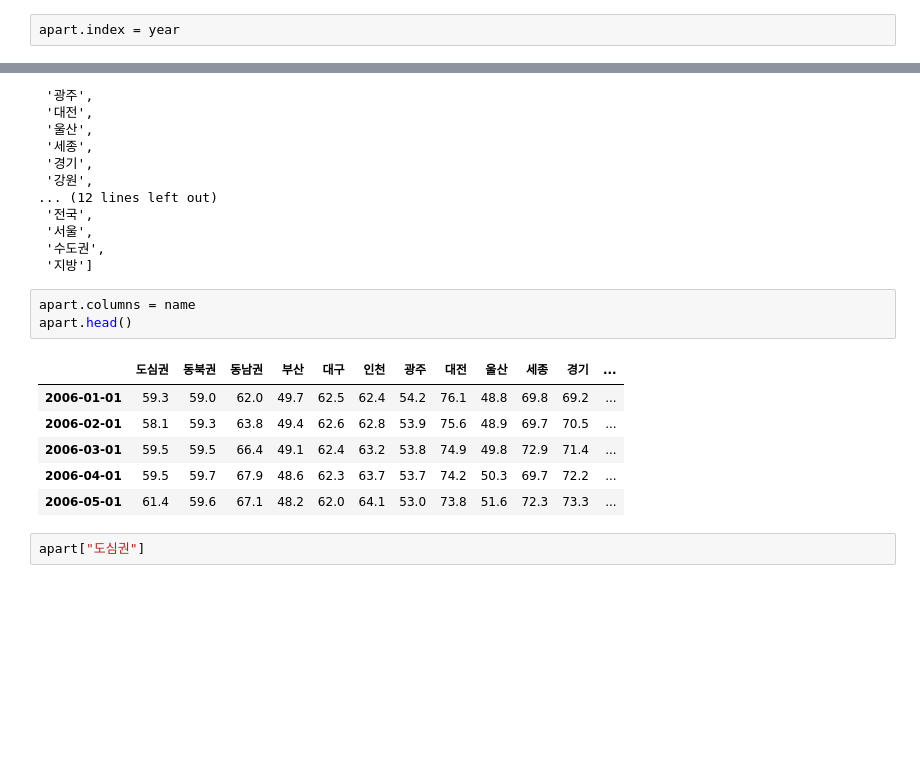
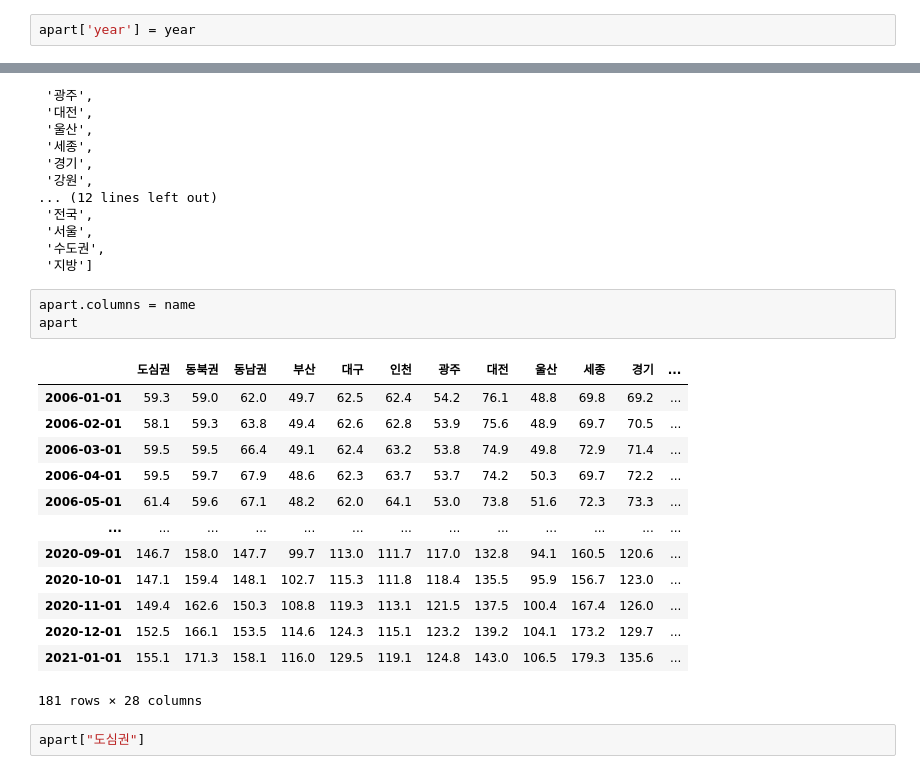
Before and after one commit to jaaaamj0711/DACON, a Jupyter notebook: bo.ipynb, the cells around one changed output, grey strips where cells are left out. Drawn from its saved outputs; the diff is of its cells as text; blank space fills up the shorter version.

```diff
--- a/bo.ipynb
+++ b/bo.ipynb
@@ -44,7 +44,7 @@ for i in apart.index:
   a = i.split("-")[0]
   year.append(a)
 # %%
-apart.index = year
+apart['year'] = year
 # %%
 name
 # %% [output]
@@ -67,14 +67,21 @@ name
  '지방']
 # %%
 apart.columns = name
-apart.head()
+apart
 # %% [output]
 |  | 도심권 | 동북권 | 동남권 | 부산 | 대구 | 인천 | 광주 | 대전 | 울산 | 세종 | 경기 | ... |
 | 2006-01-01 | 59.3 | 59.0 | 62.0 | 49.7 | 62.5 | 62.4 | 54.2 | 76.1 | 48.8 | 69.8 | 69.2 | ... |
 | 2006-02-01 | 58.1 | 59.3 | 63.8 | 49.4 | 62.6 | 62.8 | 53.9 | 75.6 | 48.9 | 69.7 | 70.5 | ... |
 | 2006-03-01 | 59.5 | 59.5 | 66.4 | 49.1 | 62.4 | 63.2 | 53.8 | 74.9 | 49.8 | 72.9 | 71.4 | ... |
 | 2006-04-01 | 59.5 | 59.7 | 67.9 | 48.6 | 62.3 | 63.7 | 53.7 | 74.2 | 50.3 | 69.7 | 72.2 | ... |
 | 2006-05-01 | 61.4 | 59.6 | 67.1 | 48.2 | 62.0 | 64.1 | 53.0 | 73.8 | 51.6 | 72.3 | 73.3 | ... |
+| ... | ... | ... | ... | ... | ... | ... | ... | ... | ... | ... | ... | ... |
+| 2020-09-01 | 146.7 | 158.0 | 147.7 | 99.7 | 113.0 | 111.7 | 117.0 | 132.8 | 94.1 | 160.5 | 120.6 | ... |
+| 2020-10-01 | 147.1 | 159.4 | 148.1 | 102.7 | 115.3 | 111.8 | 118.4 | 135.5 | 95.9 | 156.7 | 123.0 | ... |
+| 2020-11-01 | 149.4 | 162.6 | 150.3 | 108.8 | 119.3 | 113.1 | 121.5 | 137.5 | 100.4 | 167.4 | 126.0 | ... |
+| 2020-12-01 | 152.5 | 166.1 | 153.5 | 114.6 | 124.3 | 115.1 | 123.2 | 139.2 | 104.1 | 173.2 | 129.7 | ... |
+| 2021-01-01 | 155.1 | 171.3 | 158.1 | 116.0 | 129.5 | 119.1 | 124.8 | 143.0 | 106.5 | 179.3 | 135.6 | ... |
+181 rows × 28 columns
 # %%
 apart["도심권"]
 # %% [output]
```
Also changed, not shown: parts of 2 cells of this notebook.
